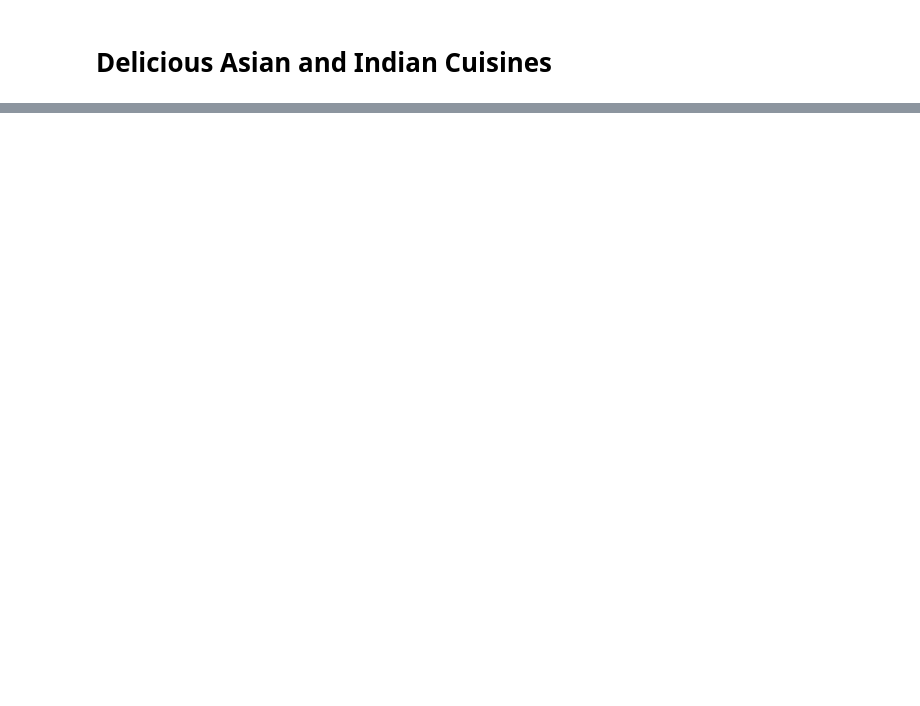
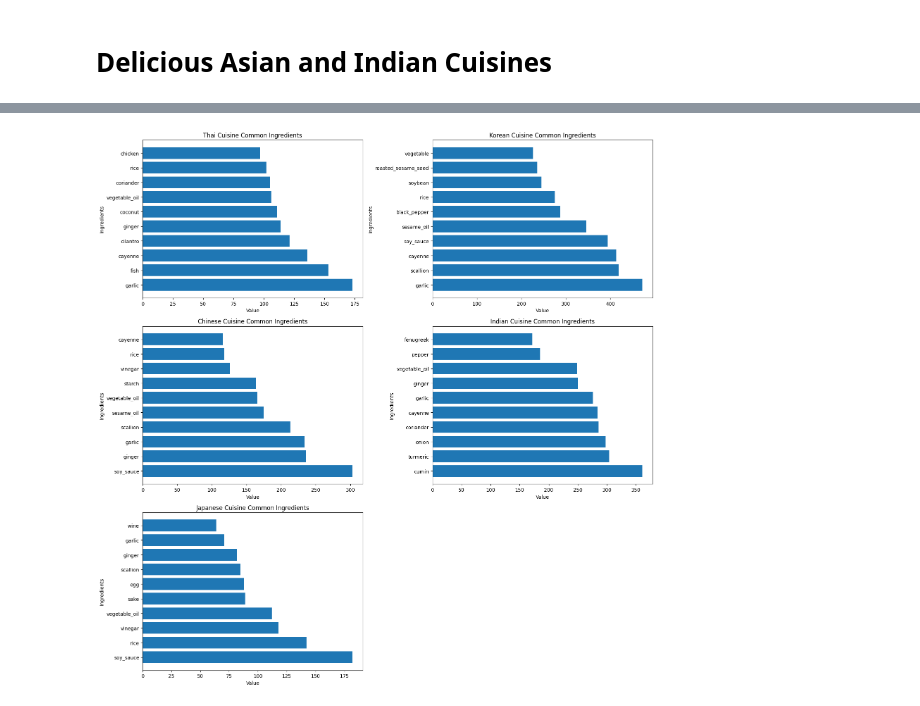
Before and after one commit to miniloda/ML-For-Beginners, a Jupyter notebook: 4-Classification/1-Introduction/notebook.ipynb, the cells around one changed output, grey strips where cells are left out. Saved outputs shown, nothing was run; the diff lists cells and outputs as text; code cells hidden in the pictures; blank space fills up the shorter version.

```diff
--- a/4-Classification/1-Introduction/notebook.ipynb
+++ b/4-Classification/1-Introduction/notebook.ipynb
@@ -70,0 +52,41 @@ with open("model.onnx", "wb") as f:
+# %%
+def create_ingredient_df(df):
+    ingredient_df = df.T.drop(['cuisine','Unnamed: 0']).sum(axis=1).to_frame('value')
+    ingredient_df = ingredient_df[(ingredient_df.T != 0).any()]
+    ingredient_df = ingredient_df.sort_values(by='value', ascending=False,
+    inplace=False)
+    ingredient_df.rename_axis(index = "ingredients", inplace=True)
+    return ingredient_df
+# %%
+#create ingredient dataframe from each country
+thai_ingredient_df = create_ingredient_df(thai_df)
+japanese_ingredient_df = create_ingredient_df(japanese_df)
+chinese_ingredient_df = create_ingredient_df(chinese_df)
+indian_ingredient_df = create_ingredient_df(indian_df)
+korean_ingredient_df = create_ingredient_df(korean_df)
+
+# Prepare the subplots
+fig, axs = plt.subplots(3, 2, figsize=(16, 16))  # Adjust the figsize as needed
+
+# List of ingredient dataframes and corresponding country names
+country_ingredients = [thai_ingredient_df, korean_ingredient_df, chinese_ingredient_df, indian_ingredient_df, japanese_ingredient_df]
+country_names = ['Thai', 'Korean', 'Chinese', 'Indian', 'Japanese']
+
+# Iterate through the dataframes and plot
+for k, (name, ingredients) in enumerate(zip(country_names, country_ingredients)):
+    row, col = divmod(k, 2)
+    axs[row, col].barh(ingredients.head(10).index, width=ingredients.head(10).value)
+    axs[row, col].set_title(name + " Cuisine Common Ingredients")
+    axs[row, col].set_xlabel("Value")
+    axs[row, col].set_ylabel("Ingredients")
+
+# Remove the last empty subplot if there are an odd number of plots
+if len(country_ingredients) % 2 != 0:
+    fig.delaxes(axs[-1, -1])
+
+# Automatically adjust the layout
+fig.tight_layout()
+# Show the plot
+plt.show()
+# %% [output]
+[figure, added]
```
Also changed, not shown: parts of 15 cells of this notebook, 2 other files.
